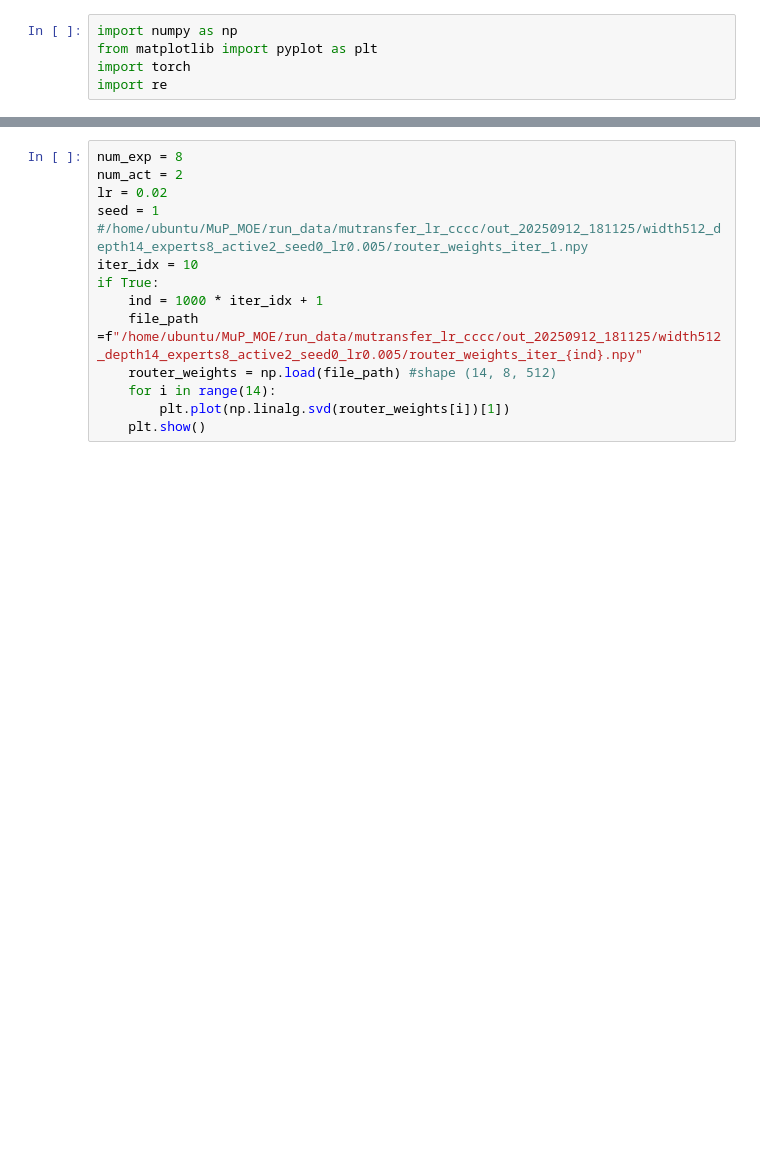
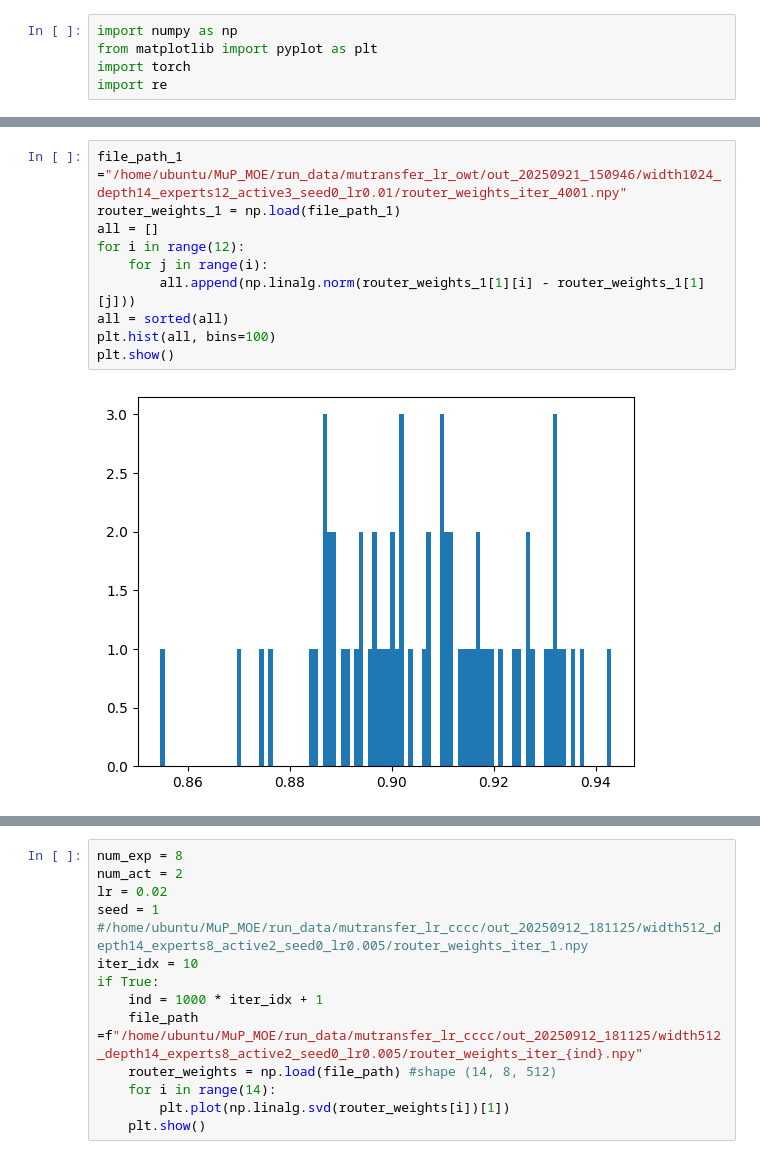
Before and after one commit to Petyrrrrr/MuP_MOE, a Jupyter notebook: scripts.ipynb, the cells around one changed output, grey strips where cells are left out. Saved outputs shown, nothing was run; the diff lists cells and outputs as text; blank space fills up the shorter version.

```diff
--- a/scripts.ipynb
+++ b/scripts.ipynb
@@ -20,0 +48,12 @@ np.float32(0.406614)
+# %%
+file_path_1 ="/home/ubuntu/MuP_MOE/run_data/mutransfer_lr_owt/out_20250921_150946/width1024_depth14_experts12_active3_seed0_lr0.01/router_weights_iter_4001.npy"
+router_weights_1 = np.load(file_path_1)
+all = []
+for i in range(12):
+    for j in range(i):
+        all.append(np.linalg.norm(router_weights_1[1][i] - router_weights_1[1][j]))
+all = sorted(all)
+plt.hist(all, bins=100)
+plt.show()
+# %% [output]
+[figure, added]
```
Also changed, not shown: parts of 5 cells of this notebook, 3 other files.
